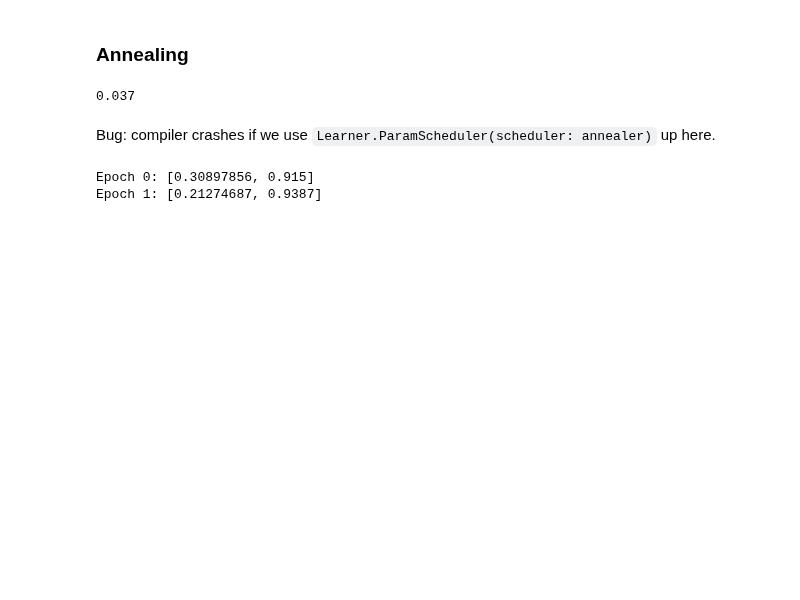
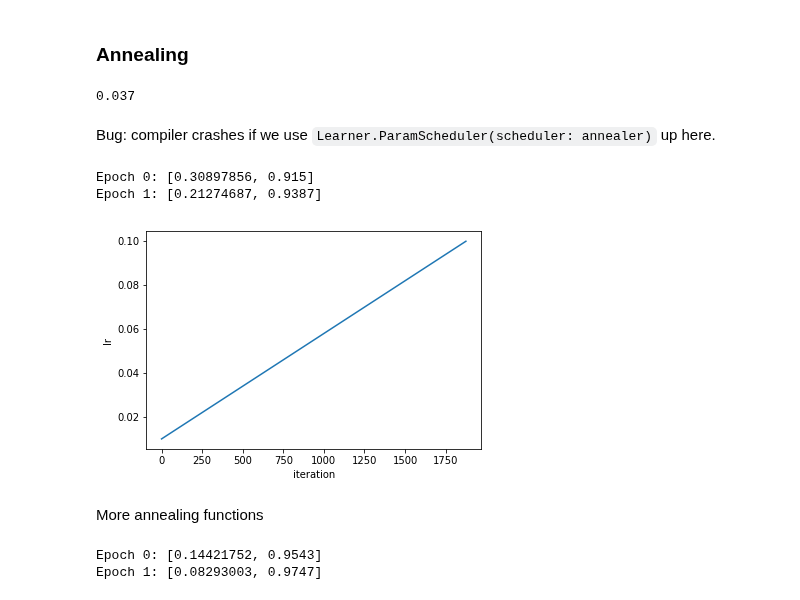
Before and after one commit to fastai/fastai_dev, a Jupyter notebook: dev_swift/05_anneal.ipynb, the cells around one changed output. Saved outputs shown, nothing was run; the diff lists cells and outputs as text; code cells hidden in the pictures; blank space fills up the shorter version.

Commit message:
Anneal + LR Finder

```diff
--- a/dev_swift/05_anneal.ipynb
+++ b/dev_swift/05_anneal.ipynb
@@ -337,3 +340,9 @@ learner.fit(2)
 # %% [output]
 Epoch 0: [0.30897856, 0.915]
 Epoch 1: [0.21274687, 0.9387]
+# %%
+recorder.plotLRs()
+# %% [output]
+[figure, added]
+# %% [markdown]
+More annealing functions
@@ -339,0 +386,5 @@ Epoch 1: [0.21274687, 0.9387]
+# %%
+learner.fit(2)
+# %% [output]
+Epoch 0: [0.14421752, 0.9543]
+Epoch 1: [0.08293003, 0.9747]
```
Also changed, not shown: parts of 20 cells of this notebook, 3 other files.
